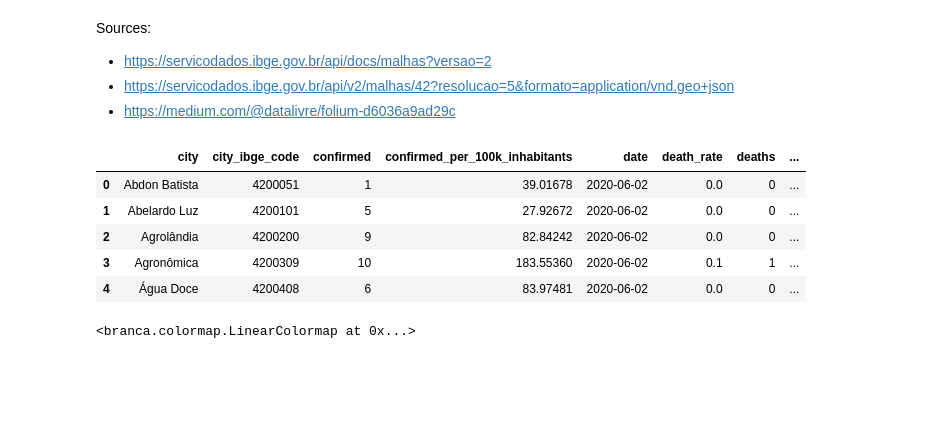
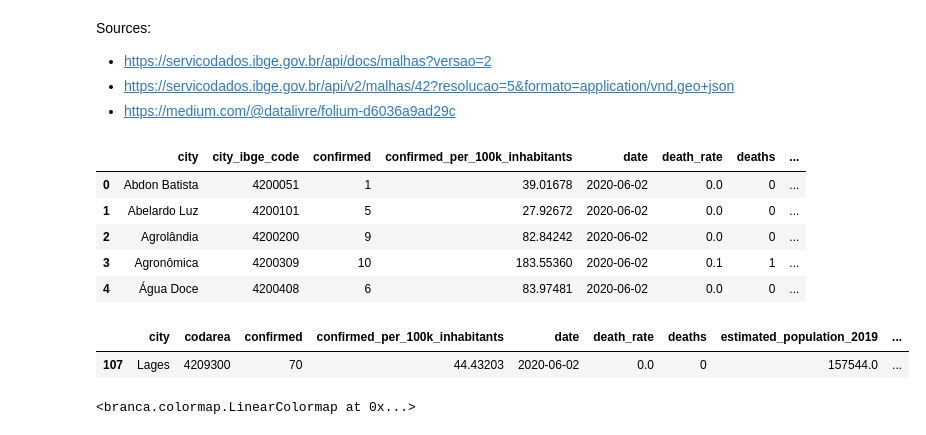
Before and after one commit to OckerGui/DataScience, a Jupyter notebook: Covid_SC_Brazil.ipynb, the cells around one changed output. Saved outputs shown, nothing was run; the diff lists cells and outputs as text; code cells hidden in the pictures; blank space fills up the shorter version.

```diff
--- a/Covid_SC_Brazil.ipynb
+++ b/Covid_SC_Brazil.ipynb
@@ -30,6 +29,11 @@ df.head()
 | 2 | Agrolândia | 4200200 | 9 | 82.84242 | 2020-06-02 | 0.0 | 0 | ... |
 | 3 | Agronômica | 4200309 | 10 | 183.55360 | 2020-06-02 | 0.1 | 1 | ... |
 | 4 | Água Doce | 4200408 | 6 | 83.97481 | 2020-06-02 | 0.0 | 0 | ... |
+# %%
+df.loc[df['city'] == 'Lages']
+# %% [output]
+|  | city | codarea | confirmed | confirmed_per_100k_inhabitants | date | death_rate | deaths | estimated_population_2019 | ... |
+| 107 | Lages | 4209300 | 70 | 44.43203 | 2020-06-02 | 0.0 | 0 | 157544.0 | ... |
 # %%
 map_param = 'confirmed' #'deaths'
 
```
Also changed, not shown: parts of 12 cells of this notebook.
